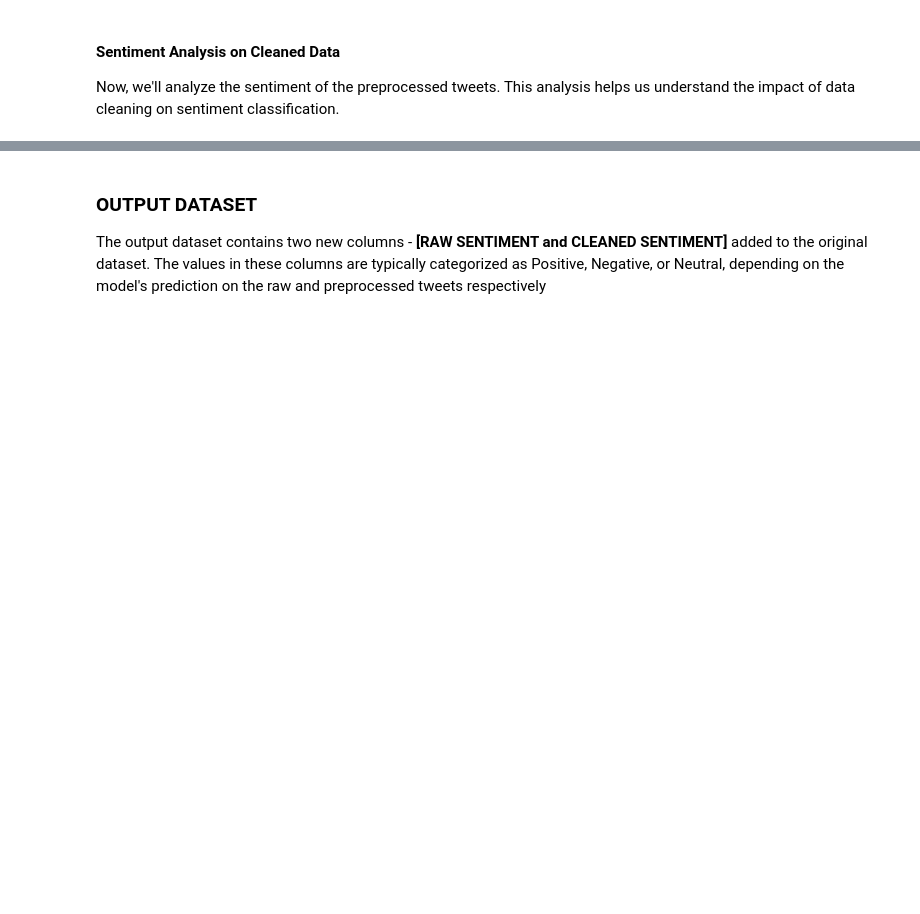
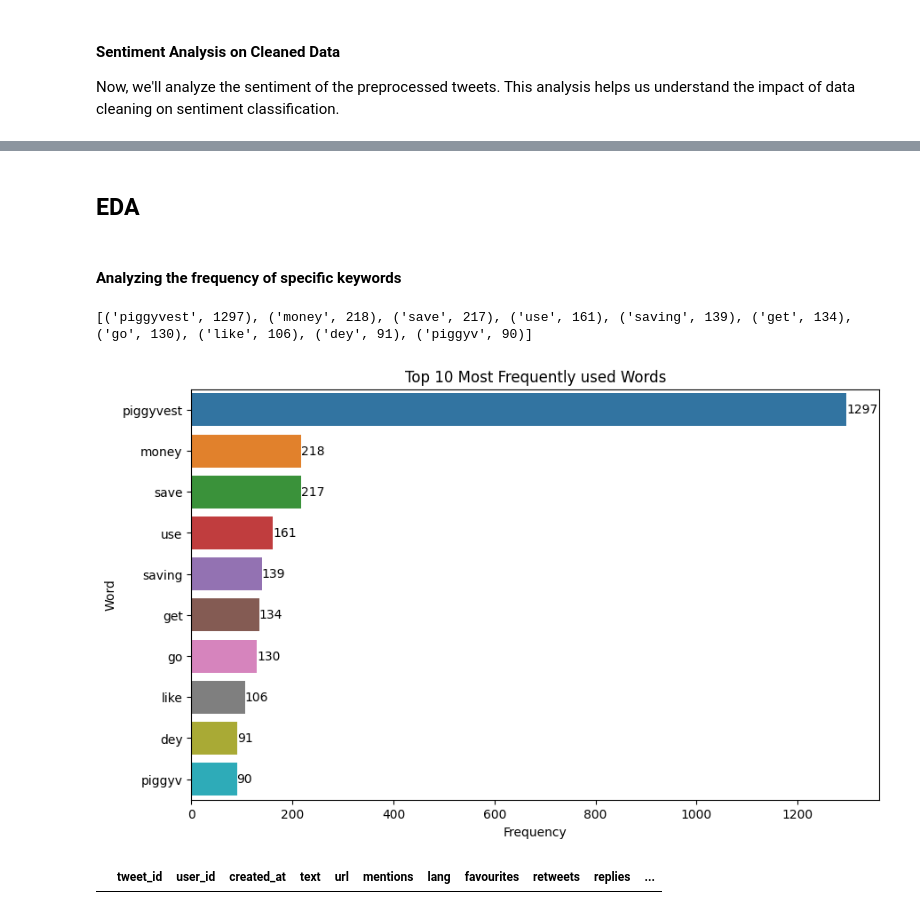
Before and after one commit to Chideraozigbo/sentiment-analysis-project, a Jupyter notebook: notebook/Sentiment_Model (roberta).ipynb, the cells around one changed output, grey strips where cells are left out. Drawn from its saved outputs; the diff is of its cells as text; code cells hidden in the pictures; blank space fills up the shorter version.

Commit message:
roberta model commit

```diff
--- a/notebook/Sentiment_Model (roberta).ipynb
+++ b/notebook/Sentiment_Model (roberta).ipynb
@@ -347,3 +262,0 @@ Dropdown(description='Filter datset by sentiment:', options=('All', 'Positive',
-# %% [markdown]
-### **OUTPUT DATASET**
-The output dataset contains two new columns - **[RAW SENTIMENT and CLEANED SENTIMENT]** added to the original dataset. The values in these columns are typically categorized as Positive, Negative, or Neutral, depending on the model's prediction on the raw and preprocessed tweets respectively
@@ -351,0 +263,4 @@ classified_tweets.to_csv('classified_tweets.csv', index=False)
+# %% [markdown]
+## **EDA**
+# %% [markdown]
+#### Analyzing the frequency of specific keywords
@@ -351,0 +270,24 @@ classified_tweets.to_csv('classified_tweets.csv', index=False)
+# %%
+def most_common_chart(dataframe, title):
+	corpus = ' '.join([i for i in dataframe.processed_text.values])
+	tokenized_word = word_tokenize(corpus)
+	count = FreqDist(tokenized_word)
+	most_common = count.most_common(10)
+
+	plt.figure(figsize=(10, 6))
+	ax = sns.barplot(x=[word[1] for word in most_common], y=[word[0] for word in most_common])
+	ax.bar_label(ax.containers[0], fmt='%.0f', label_type='edge')
+	plt.xlabel('Frequency')
+	plt.ylabel('Word')
+	plt.title(title)
+	print(most_common)
+	plt.show()
+# %%
+most_common_chart(classified_tweets, 'Top 10 Most Frequently used Words')
+# %% [output]
+[('piggyvest', 1297), ('money', 218), ('save', 217), ('use', 161), ('saving', 139), ('get', 134), ('go', 130), ('like', 106), ('dey', 91), ('piggyv', 90)]
+[figure, added]
+# %%
+positive.head()
+# %% [output]
+|  | tweet_id | user_id | created_at | text | url | mentions | lang | favourites | retweets | replies | ... |
```
Also changed, not shown: parts of 46 cells of this notebook.
